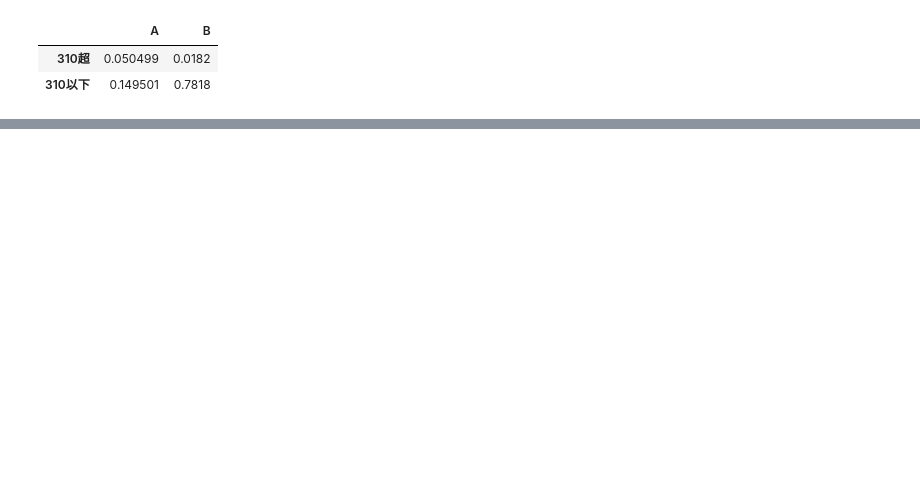
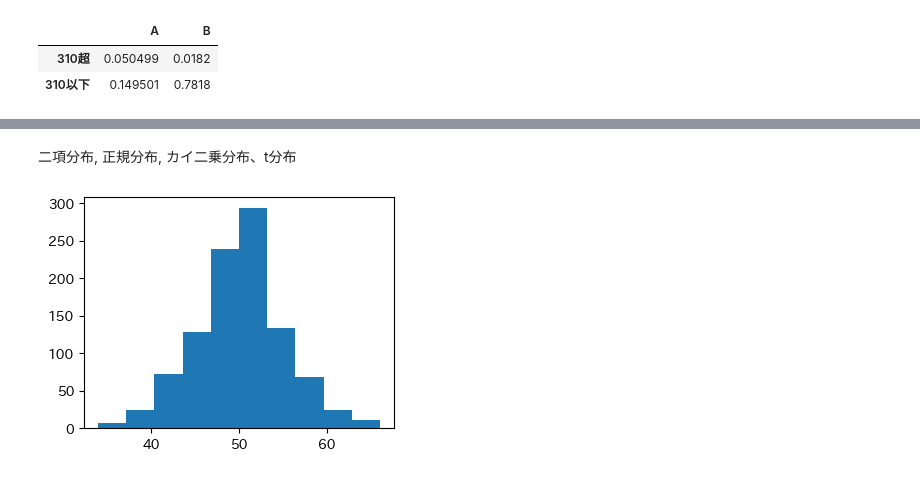
Before and after one commit to akmiccom/dataAnalyticsBasic, a Jupyter notebook: notebooks/c6.ipynb, the cells around one changed output, grey strips where cells are left out. Drawn from its saved outputs; the diff is of its cells as text; code cells hidden in the pictures; blank space fills up the shorter version.

```diff
--- a/notebooks/c6.ipynb
+++ b/notebooks/c6.ipynb
@@ -77,0 +102,10 @@ pd.DataFrame(
+# %% [markdown]
+二項分布, 正規分布, カイ二乗分布、t分布
+# %%
+plt.figure(figsize=(4, 3))
+n, p = 100, 0.5
+x = np.random.binomial(n, p, 1000)
+plt.hist(x)
+plt.show()
+# %% [output]
+[figure, added]
```
Also changed, not shown: parts of 7 cells of this notebook, 3 other files.
